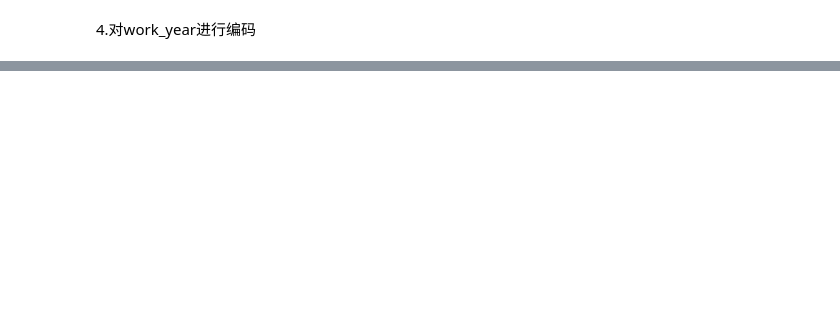
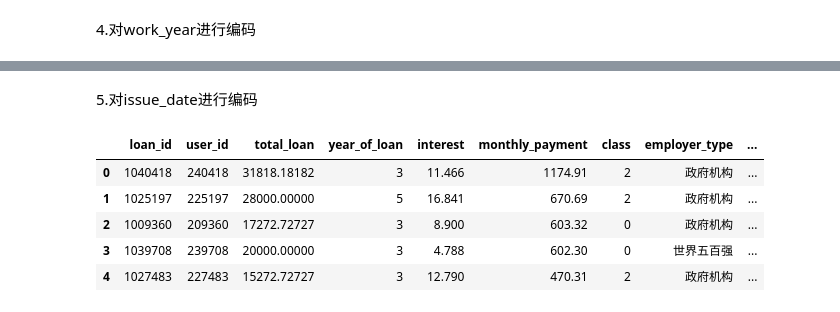
Before and after one commit to YongtengCai/Data-Mining, a Jupyter notebook: hw1/hw1.ipynb, the cells around one changed output, grey strips where cells are left out. Saved outputs shown, nothing was run; the diff lists cells and outputs as text; code cells hidden in the pictures; blank space fills up the shorter version.

```diff
--- a/hw1/hw1.ipynb
+++ b/hw1/hw1.ipynb
@@ -158,2 +158,19 @@ data.head()
 # %% [markdown]
 4.对work_year进行编码
+# %%
+def convert_work(work_year):
+    work_year=str(work_year).strip()
+    # < 1 year 转为 0
+    if work_year == '< 1 year':
+        return 0
+    # 10+ years 转为 11
+    elif work_year == '10+ years':
+        return 11
+    # 其余年份提取年份数值
+    else:
+        try:
+            return int(work_year.split()[0])
+        except (ValueError):
+            return np.nan
+data['work_year'] = data['work_year'].apply(convert_work)
+data.head()
@@ -159,0 +184,14 @@ data.head()
+# %% [markdown]
+5.对issue_date进行编码
+# %%
+data['issue_date'] = pd.to_datetime(data['issue_date'])
+data['issue_year'] = data['issue_date'].dt.year
+data['issue_month'] = data['issue_date'].dt.month
+data.head()
+# %% [output]
+|  | loan_id | user_id | total_loan | year_of_loan | interest | monthly_payment | class | employer_type | ... |
+| 0 | 1040418 | 240418 | 31818.18182 | 3 | 11.466 | 1174.91 | 2 | 政府机构 | ... |
+| 1 | 1025197 | 225197 | 28000.00000 | 5 | 16.841 | 670.69 | 2 | 政府机构 | ... |
+| 2 | 1009360 | 209360 | 17272.72727 | 3 | 8.900 | 603.32 | 0 | 政府机构 | ... |
+| 3 | 1039708 | 239708 | 20000.00000 | 3 | 4.788 | 602.30 | 0 | 世界五百强 | ... |
+| 4 | 1027483 | 227483 | 15272.72727 | 3 | 12.790 | 470.31 | 2 | 政府机构 | ... |
```
Also changed, not shown: parts of 4 cells of this notebook.
